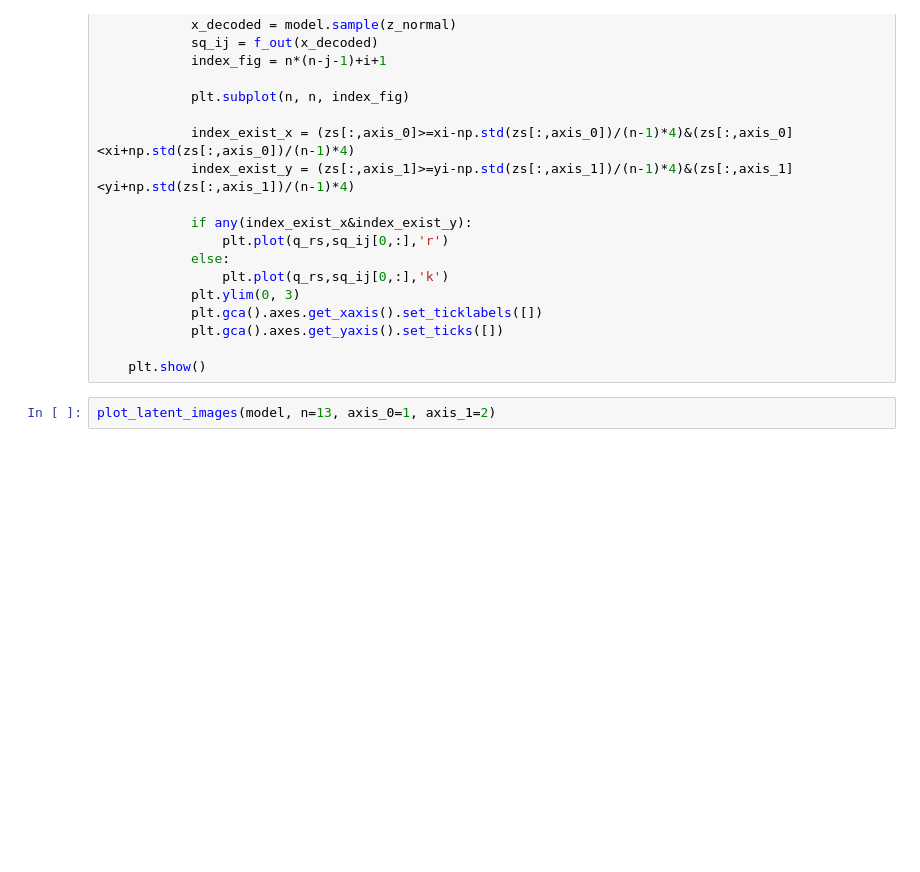
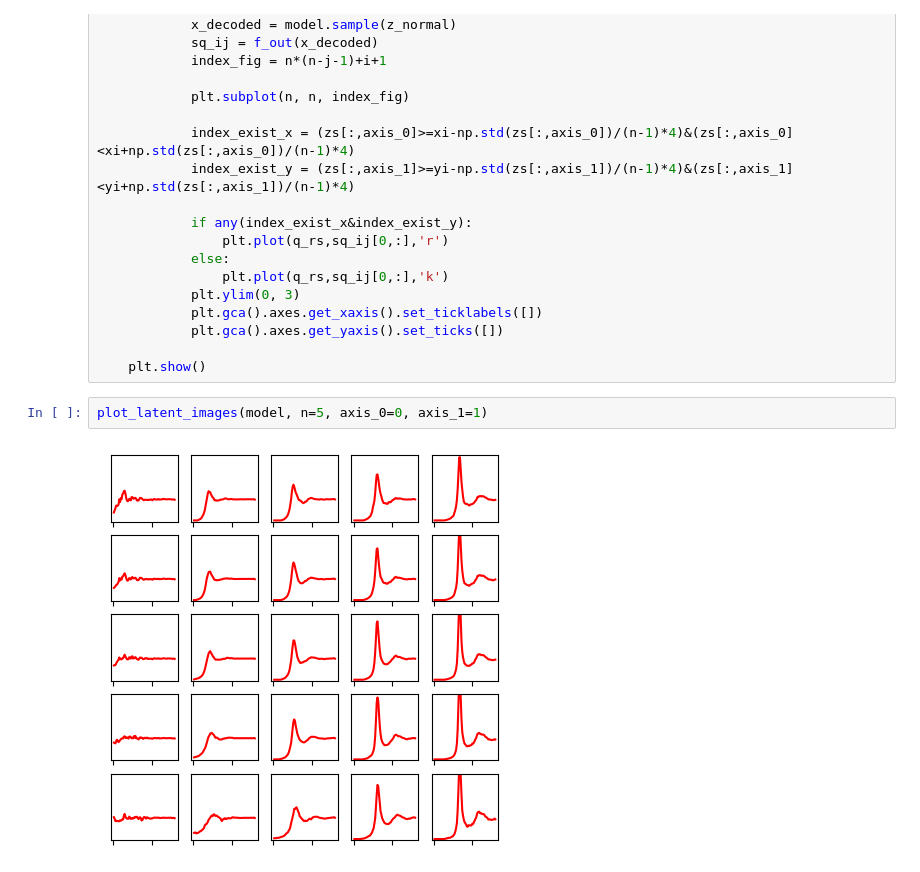
Before and after one commit to ch-tung/SQ_VAE, a Jupyter notebook: SQ_cVAE_MSE_direct.ipynb, the cells around one changed output. Drawn from its saved outputs; the diff is of its cells as text; blank space fills up the shorter version.

```diff
--- a/SQ_cVAE_MSE_direct.ipynb
+++ b/SQ_cVAE_MSE_direct.ipynb
@@ -516,4 +534,6 @@ def plot_latent_images(model, n, axis_0, axis_1):
 
     plt.show()
 # %%
-plot_latent_images(model, n=13, axis_0=1, axis_1=2)
+plot_latent_images(model, n=5, axis_0=0, axis_1=1)
+# %% [output]
+[figure, added]
```
Also changed, not shown: parts of 18 cells of this notebook.
